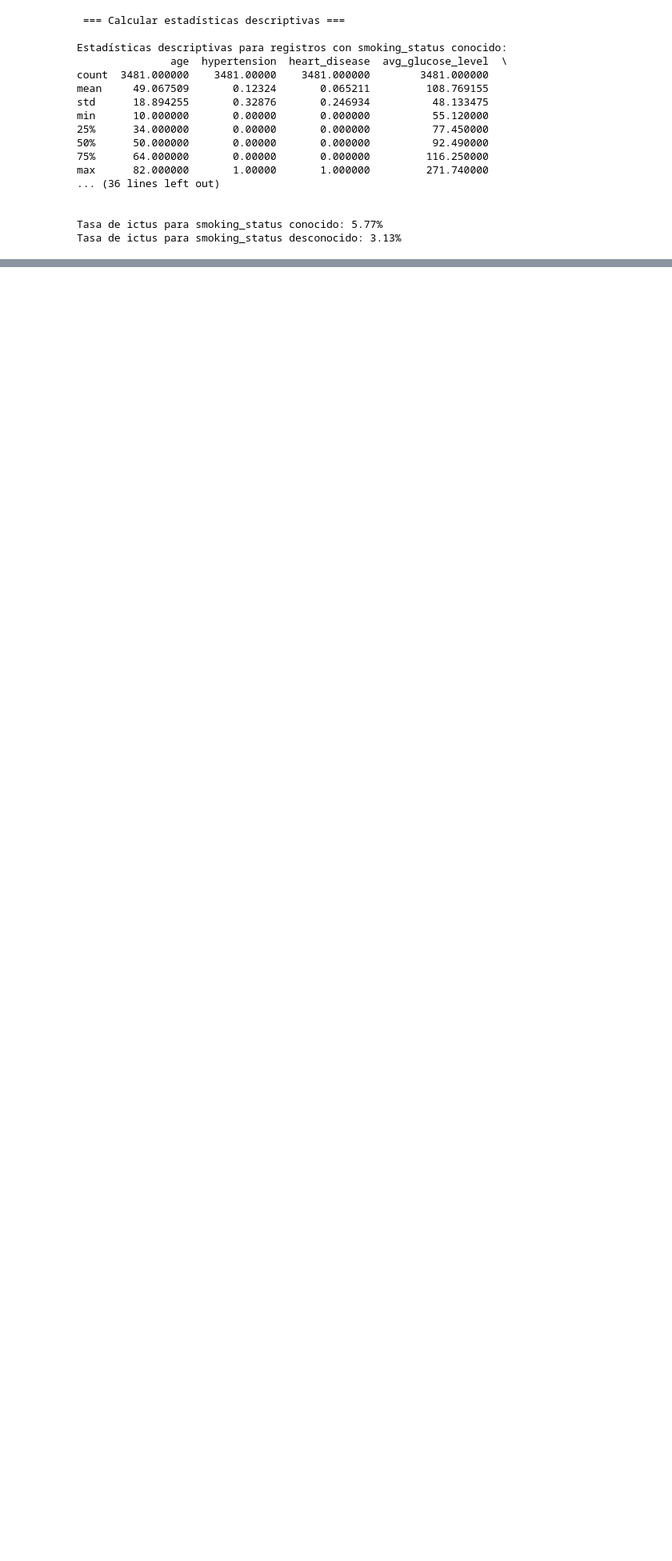
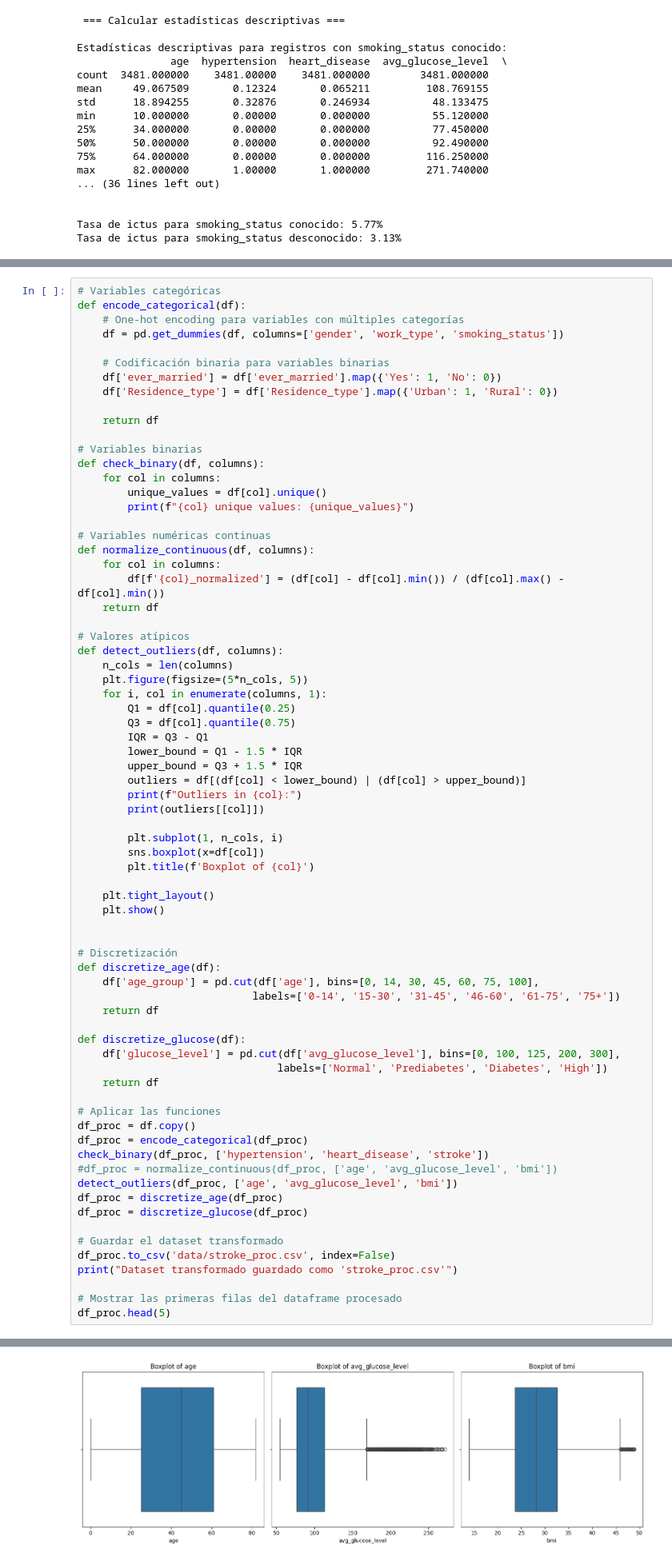
Before and after one commit to AI-School-F5-P3/G5_D.Scientist, a Jupyter notebook: eda.ipynb, the cells around one changed output, grey strips where cells are left out. Shown at 80% size. Drawn from its saved outputs; the diff is of its cells as text; blank space fills up the shorter version.

```diff
--- a/eda.ipynb
+++ b/eda.ipynb
@@ -441,3 +442,76 @@ Tasa de ictus para smoking_status desconocido: 3.13%
 * Escalado de variables numéricas: Estandarizamos las características numéricas.
 * Codificación one-hot para variables categóricas.
 * Aplicación de SMOTE para balancear las clases.
+# %%
+# Variables categóricas
+def encode_categorical(df):
+    # One-hot encoding para variables con múltiples categorías
+    df = pd.get_dummies(df, columns=['gender', 'work_type', 'smoking_status'])
+
+    # Codificación binaria para variables binarias
+    df['ever_married'] = df['ever_married'].map({'Yes': 1, 'No': 0})
+    df['Residence_type'] = df['Residence_type'].map({'Urban': 1, 'Rural': 0})
+
+    return df
+
+# Variables binarias
+def check_binary(df, columns):
+    for col in columns:
+        unique_values = df[col].unique()
+        print(f"{col} unique values: {unique_values}")
+
+# Variables numéricas continuas
+def normalize_continuous(df, columns):
+    for col in columns:
+        df[f'{col}_normalized'] = (df[col] - df[col].min()) / (df[col].max() - df[col].min())
+    return df
+
+# Valores atípicos
+def detect_outliers(df, columns):
+    n_cols = len(columns)
+    plt.figure(figsize=(5*n_cols, 5))
+    for i, col in enumerate(columns, 1):
+        Q1 = df[col].quantile(0.25)
+        Q3 = df[col].quantile(0.75)
+        IQR = Q3 - Q1
+        lower_bound = Q1 - 1.5 * IQR
+        upper_bound = Q3 + 1.5 * IQR
+        outliers = df[(df[col] < lower_bound) | (df[col] > upper_bound)]
+        print(f"Outliers in {col}:")
+        print(outliers[[col]])
+
+        plt.subplot(1, n_cols, i)
+        sns.boxplot(x=df[col])
+        plt.title(f'Boxplot of {col}')
+
+    plt.tight_layout()
+    plt.show()
+
+
+# Discretización
+def discretize_age(df):
+    df['age_group'] = pd.cut(df['age'], bins=[0, 14, 30, 45, 60, 75, 100],
+                            labels=['0-14', '15-30', '31-45', '46-60', '61-75', '75+'])
+    return df
+
+def discretize_glucose(df):
+    df['glucose_level'] = pd.cut(df['avg_glucose_level'], bins=[0, 100, 125, 200, 300],
+                                labels=['Normal', 'Prediabetes', 'Diabetes', 'High'])
+    return df
+
+# Aplicar las funciones
+df_proc = df.copy()
+df_proc = encode_categorical(df_proc)
+check_binary(df_proc, ['hypertension', 'heart_disease', 'stroke'])
+#df_proc = normalize_continuous(df_proc, ['age', 'avg_glucose_level', 'bmi'])
+detect_outliers(df_proc, ['age', 'avg_glucose_level', 'bmi'])
+df_proc = discretize_age(df_proc)
+df_proc = discretize_glucose(df_proc)
+
+# Guardar el dataset transformado
+df_proc.to_csv('data/stroke_proc.csv', index=False)
+print("Dataset transformado guardado como 'stroke_proc.csv'")
+
+# Mostrar las primeras filas del dataframe procesado
+df_proc.head(5)
+# %% [output]
@@ -443,0 +535 @@ Tasa de ictus para smoking_status desconocido: 3.13%
+[figure, added]
```
Also changed, not shown: parts of 16 cells of this notebook.
